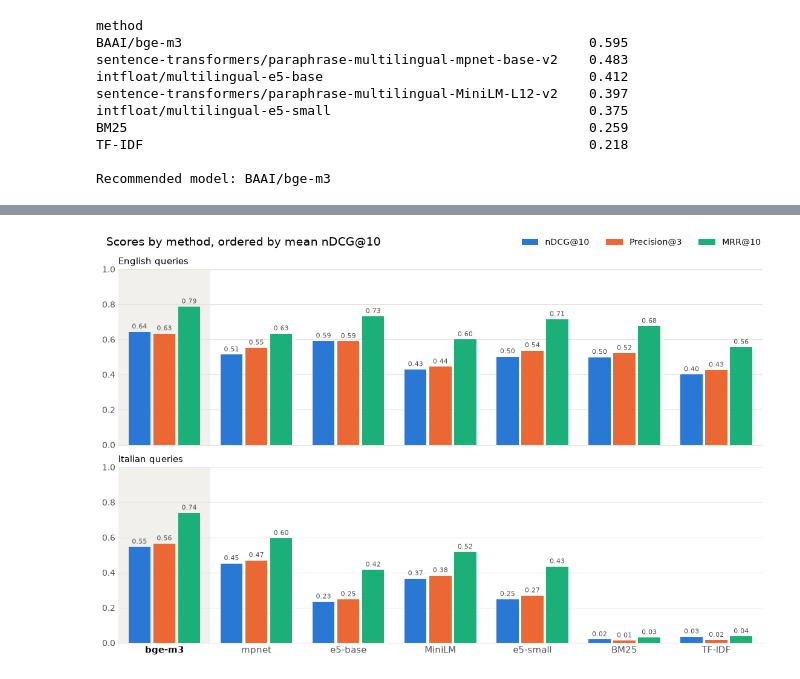
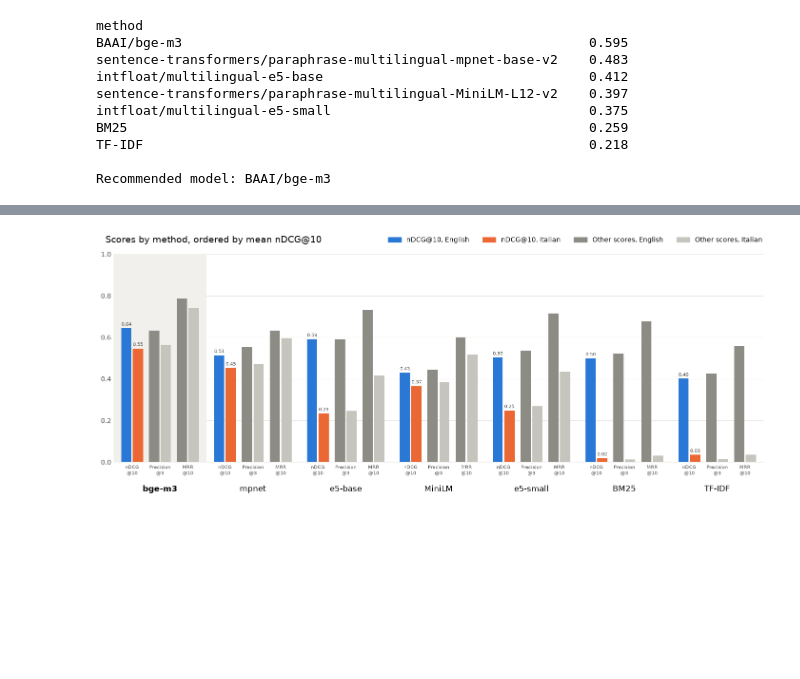
Before and after one commit to riccardopll/luiss-cinemadb, a Jupyter notebook: pipeline/report.ipynb, the cells around one changed output, grey strips where cells are left out. Cells and saved outputs as stored; diff of their text form; code cells hidden in the pictures; blank space fills up the shorter version.

Commit message:
Show all scores in one panel with nDCG@10 in colour

```diff
--- a/pipeline/report.ipynb
+++ b/pipeline/report.ipynb
@@ -8,6 +8,7 @@ from pathlib import Path
 import matplotlib.pyplot as plt
 import numpy as np
 import pandas as pd
+from matplotlib.patches import Patch
 
 RESULTS_DIR = Path("results")
 FIGURES_DIR = RESULTS_DIR / "figures"
@@ -22,7 +23,11 @@ METHOD_NAMES = {
     "BAAI/bge-m3": "bge-m3",
 }
 SCORE_NAMES = {"ndcg_at_10": "nDCG@10", "precision_at_3": "Precision@3", "mrr_at_10": "MRR@10"}
-SCORE_COLORS = {"ndcg_at_10": "#2a78d6", "precision_at_3": "#eb6834", "mrr_at_10": "#1baf7a"}
+SELECTION_SCORE = "ndcg_at_10"
+BAR_COLORS = {
+    SCORE_NAMES[SELECTION_SCORE]: {"en": "#2a78d6", "it": "#eb6834"},
+    "Other scores": {"en": "#8c8b84", "it": "#c6c5bd"},
+}
 LANGUAGE_NAMES = {"en": "English", "it": "Italian"}
 TEXT_COLOR = "#52514e"
 GRID_COLOR = "#e6e5e0"
@@ -91,45 +96,64 @@ The chart shows the three scores of every method, ordered by that average, with
 # %%
 ranked_methods = list(mean_ndcg.index)
-positions = np.arange(len(ranked_methods))
+scores = summary.pivot(index="method", columns="language").loc[ranked_methods]
+method_positions = np.arange(len(ranked_methods))
 recommended_position = ranked_methods.index(recommended_model)
-bar_spacing = 0.27
+score_offsets = np.array([-0.3, 0, 0.3])
+bar_width = 0.125
 
-figure, axes = plt.subplots(
-    len(LANGUAGE_NAMES), 1, figsize=(11, 7), sharex=True, sharey=True, layout="constrained"
+figure, axis = plt.subplots(figsize=(14, 5.5), layout="constrained")
+axis.axvspan(
+    recommended_position - 0.5,
+    recommended_position + 0.5,
+    color=RECOMMENDED_BAND_COLOR,
+    linewidth=0,
 )
-for axis, language in zip(axes, LANGUAGE_NAMES, strict=True):
-    scores = summary[summary["language"] == language].set_index("method").loc[ranked_methods]
-    axis.axvspan(
-        recommended_position - 0.5,
-        recommended_position + 0.5,
-        color=RECOMMENDED_BAND_COLOR,
-        linewidth=0,
-        zorder=0,
-    )
-    for offset, score in zip([-bar_spacing, 0, bar_spacing], SCORE_NAMES, strict=True):
+for score_offset, score in zip(score_offsets, SCORE_NAMES, strict=True):
+    is_selection_score = score == SELECTION_SCORE
+    colors = BAR_COLORS[SCORE_NAMES[score] if is_selection_score else "Other scores"]
+    for bar_offset, language in zip([-bar_width / 2, bar_width / 2], LANGUAGE_NAMES, strict=True):
         bars = axis.bar(
-            positions + offset,
-            scores[score],
-            width=bar_spacing - 0.03,
-            color=SCORE_COLORS[score],
-            label=SCORE_NAMES[score],
+            method_positions + score_offset + bar_offset,
+            scores[(score, language)],
+            width=bar_width - 0.015,
+            color=colors[language],
         )
-        axis.bar_label(bars, fmt="%.2f", padding=2, fontsize=8, color=TEXT_COLOR)
-    axis.set_title(f"{LANGUAGE_NAMES[language]} queries", loc="left", fontsize=11)
-    axis.set_ylim(0, 1)
-    axis.set_xlim(-0.5, len(ranked_methods) - 0.5)
-    axis.grid(axis="y", color=GRID_COLOR)
-    axis.set_axisbelow(True)
-    axis.spines[["top", "right", "left"]].set_visible(False)
-    axis.spines["bottom"].set_color(GRID_COLOR)
-    axis.tick_params(length=0, labelcolor=TEXT_COLOR)
+        if is_selection_score:
+            axis.bar_label(bars, fmt="%.2f", padding=2, fontsize=7.5, color=TEXT_COLOR)
 
-axes[-1].set_xticks(positions, [METHOD_NAMES[method] for method in ranked_methods], fontsize=11)
-axes[-1].get_xticklabels()[recommended_position].set(color="black", fontweight="bold")
-handles, labels = axes[0].get_legend_handles_labels()
-figure.legend(handles, labels, loc="outside upper right", ncols=len(labels), frameon=False)
+axis.set_xticks(
+    (method_positions[:, None] + score_offsets).ravel(),
+    [name.replace("@", "\n@") for name in SCORE_NAMES.values()] * len(ranked_methods),
+    fontsize=7.5,
+)
+axis.set_xlim(-0.5, len(ranked_methods) - 0.5)
+axis.set_ylim(0, 1)
+axis.grid(axis="y", color=GRID_COLOR)
+axis.set_axisbelow(True)
+axis.spines[["top", "right", "left"]].set_visible(False)
+axis.spines["bottom"].set_color(GRID_COLOR)
+axis.tick_params(length=0, labelcolor=TEXT_COLOR)
+
+method_axis = axis.secondary_xaxis(-0.1)
+method_axis.set_xticks(
+    method_positions, [METHOD_NAMES[method] for method in ranked_methods], fontsize=12
+)
+method_axis.spines["bottom"].set_visible(False)
+method_axis.tick_params(length=0)
+method_axis.get_xticklabels()[recommended_position].set_fontweight("bold")
+
+figure.legend(
+    handles=[
+        Patch(color=color, label=f"{score_name}, {LANGUAGE_NAMES[language]}")
+        for score_name, colors in BAR_COLORS.items()
+        for language, color in colors.items()
+    ],
+    loc="outside upper right",
+    ncols=4,
+    frameon=False,
+)
 figure.suptitle("Scores by method, ordered by mean nDCG@10", x=0.01, ha="left", fontsize=14)
 figure.savefig(FIGURES_DIR / "scores.png", dpi=200)
 plt.show()
 # %% [output]
-[figure, old version]
+[figure, new version]
```
Also changed, not shown: parts of 1 cell of this notebook, 1 other file.
